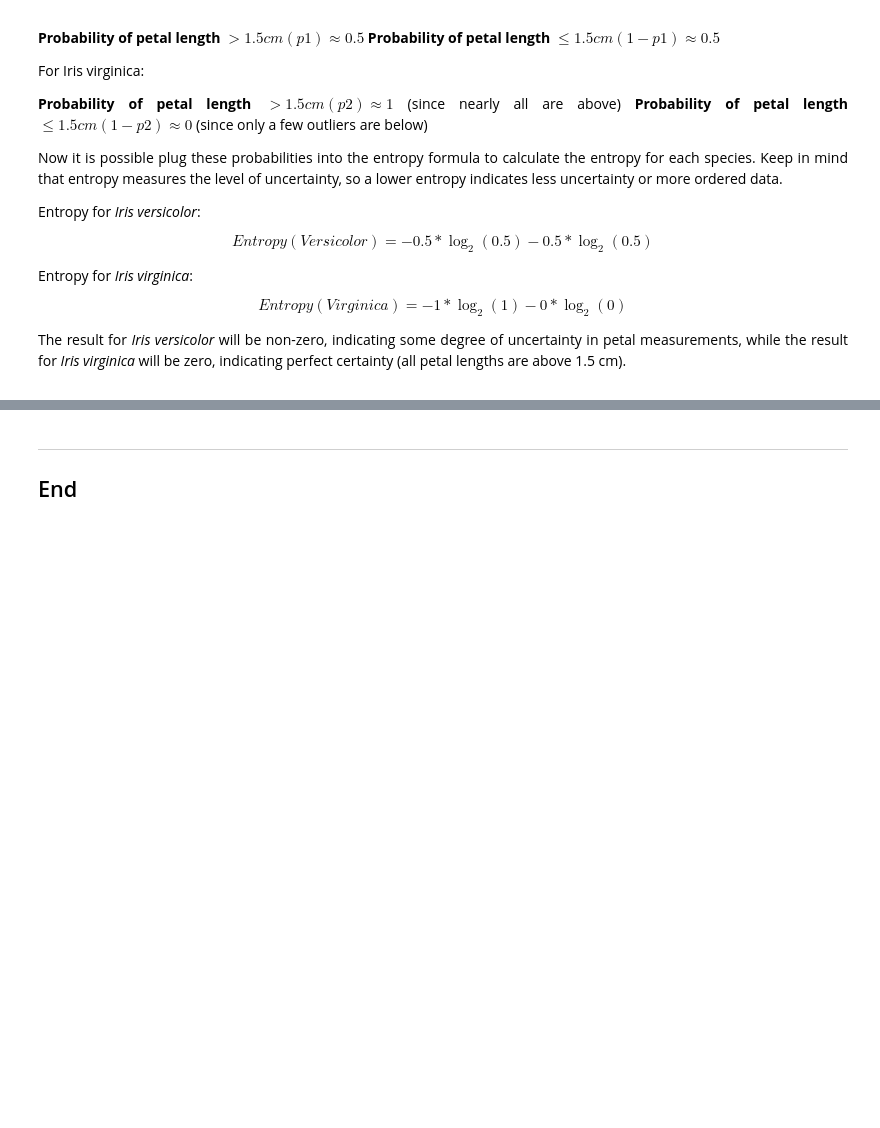
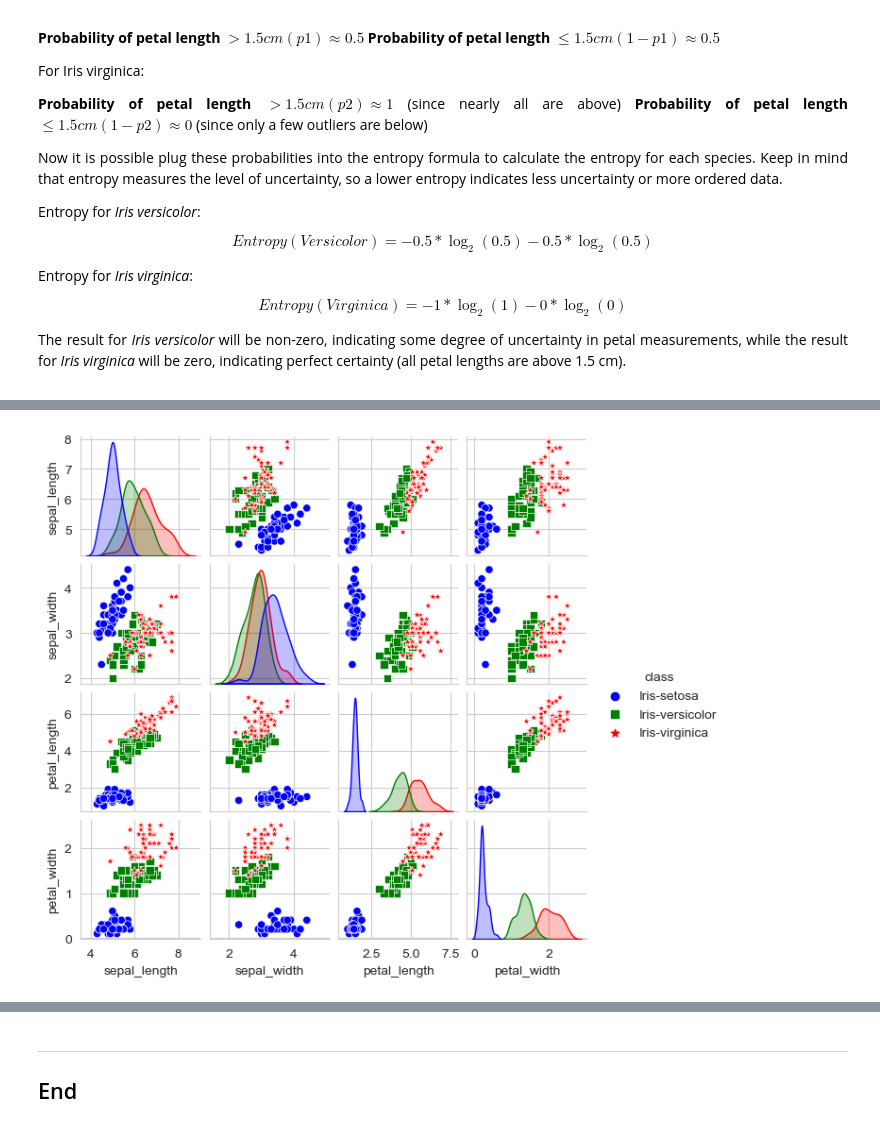
Before and after one commit to AndreaCignoni/FundamentalsOfDataAnalysis, a Jupyter notebook: project.ipynb, the cells around one changed output, grey strips where cells are left out. Cells and saved outputs as stored; diff of their text form; code cells hidden in the pictures; blank space fills up the shorter version.

Commit message:
Discriminating Iris Setosa From The other Two Species

```diff
--- a/project.ipynb
+++ b/project.ipynb
@@ -517,0 +531,8 @@ The result for *Iris versicolor* will be non-zero, indicating some degree of unc
+# %%
+# Using a white grid pattern to establish a discrimination principle between the three species.
+
+sns.set_style("whitegrid")
+sns.pairplot(df, hue="class", palette= ["blue","green","red"], markers=["o","s","*"], height=1.5)
+plt.show()
+# %% [output]
+[figure, added]
```
Also changed, not shown: parts of 3 cells of this notebook.
